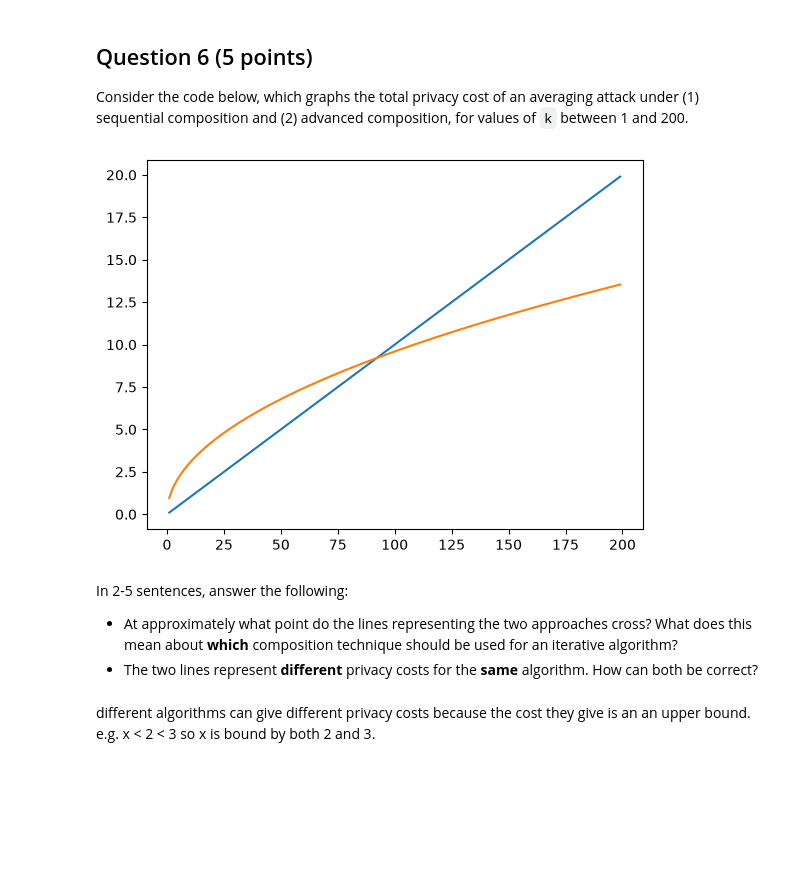
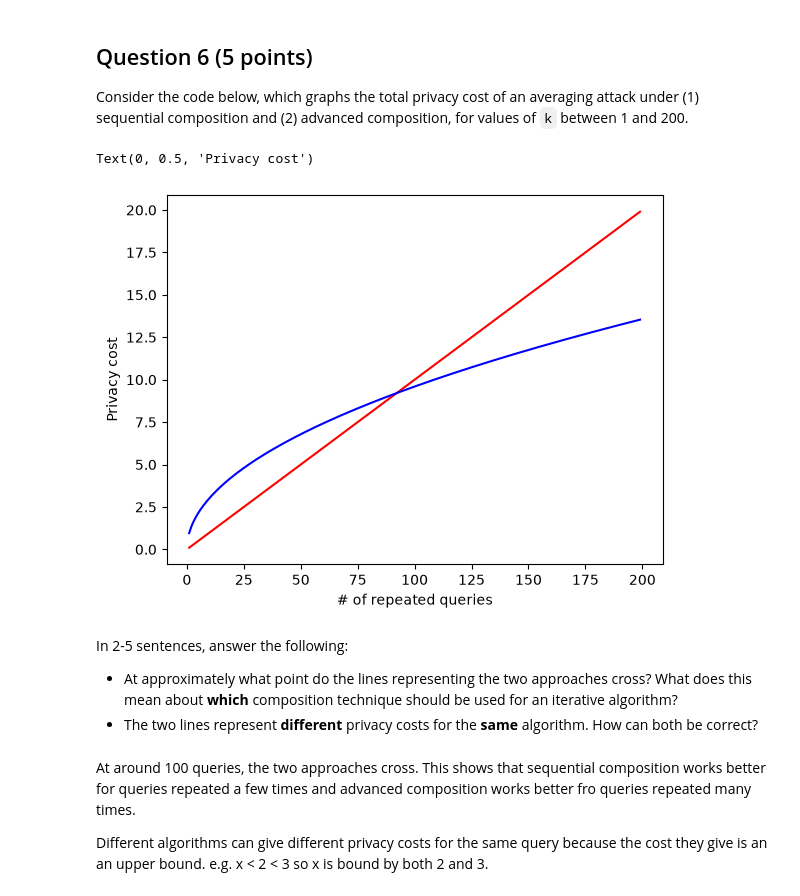
Before and after one commit to jonasgordonhemmett-tech/cs3110-data-privacy, a Jupyter notebook: homework/CS3110_HW_6.ipynb, the cells around one changed output. Saved outputs shown, nothing was run; the diff lists cells and outputs as text; code cells hidden in the pictures; blank space fills up the shorter version.

```diff
--- a/homework/CS3110_HW_6.ipynb
+++ b/homework/CS3110_HW_6.ipynb
@@ -170,24 +175,29 @@ Consider the code below, which graphs the total privacy cost of an averaging att
 # %%
 epsilon = .1
 delta_p = 1e-5
 
 def query():
     return len(adult[adult['Marital Status'] == 'Divorced'])
 
 def avg_attack(k):
     return np.mean([laplace_mech(query(), 1, epsilon) for i in range(k)])
 
 xs = range(1, 200)
 privacy_cost_sequential = [k * epsilon for k in xs]
 privacy_cost_advanced = [2 * epsilon * np.sqrt(2 * k * np.log(1/delta_p)) for k in xs]
 
-plt.plot(xs, privacy_cost_sequential);
-plt.plot(xs, privacy_cost_advanced);
+plt.plot(xs, privacy_cost_sequential, color="red");
+plt.plot(xs, privacy_cost_advanced, color="blue");
+plt.xlabel("# of repeated queries")
+plt.ylabel("Privacy cost")
 # %% [output]
+Text(0, 0.5, 'Privacy cost')
-[figure, old version]
+[figure, new version]
 # %% [markdown]
 In 2-5 sentences, answer the following:
 - At approximately what point do the lines representing the two approaches cross? What does this mean about **which** composition technique should be used for an iterative algorithm?
 - The two lines represent **different** privacy costs for the **same** algorithm. How can both be correct?
 # %% [markdown]
-different algorithms can give different privacy costs because the cost they give is an an upper bound. e.g. x < 2 < 3 so x is bound by both 2 and 3.
+At around 100 queries, the two approaches cross. This shows that sequential composition works better for queries repeated a few times and advanced composition works better fro queries repeated many times.
+
+Different algorithms can give different privacy costs for the same query because the cost they give is an an upper bound. e.g. x < 2 < 3 so x is bound by both 2 and 3.
```
Also changed, not shown: parts of 4 cells of this notebook.
